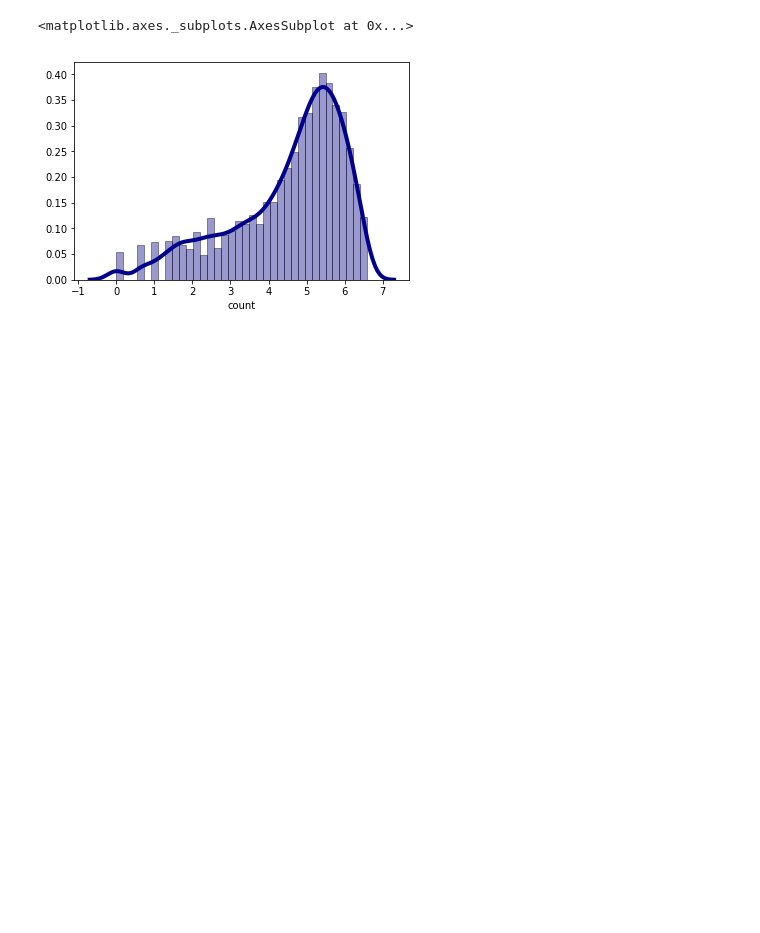
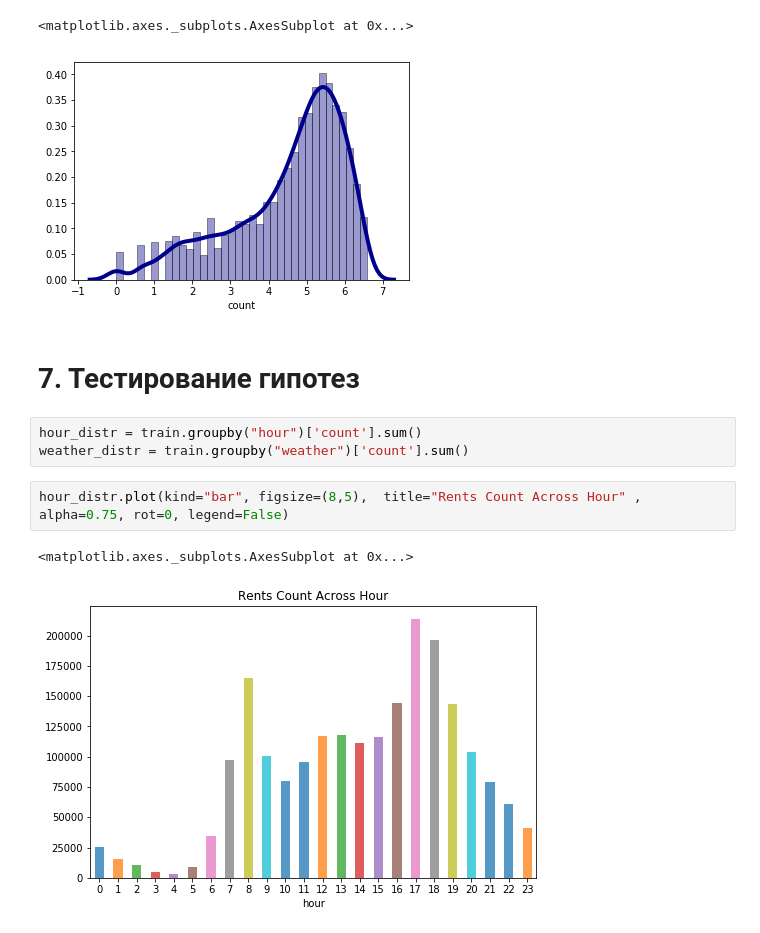
Before and after one commit to MaryiaKhmialnitskaya/Diploma, a Jupyter notebook: Bike-sharing-demand.ipynb, the cells around one changed output. Drawn from its saved outputs; the diff is of its cells as text; blank space fills up the shorter version.

```diff
--- a/Bike-sharing-demand.ipynb
+++ b/Bike-sharing-demand.ipynb
@@ -161,3 +159,13 @@ sn.distplot(np.log(train_outliers_stripped["count"]), hist=True, kde=True,
 # %% [output]
 <matplotlib.axes._subplots.AxesSubplot at 0x...>
 [figure]
+# %% [markdown]
+# 7. Тестирование гипотез
+# %%
+hour_distr = train.groupby("hour")['count'].sum()
+weather_distr = train.groupby("weather")['count'].sum()
+# %%
+hour_distr.plot(kind="bar", figsize=(8,5),  title="Rents Count Across Hour" , alpha=0.75, rot=0, legend=False)
+# %% [output]
+<matplotlib.axes._subplots.AxesSubplot at 0x...>
+[figure, added]
```
Also changed, not shown: parts of 5 cells of this notebook.
